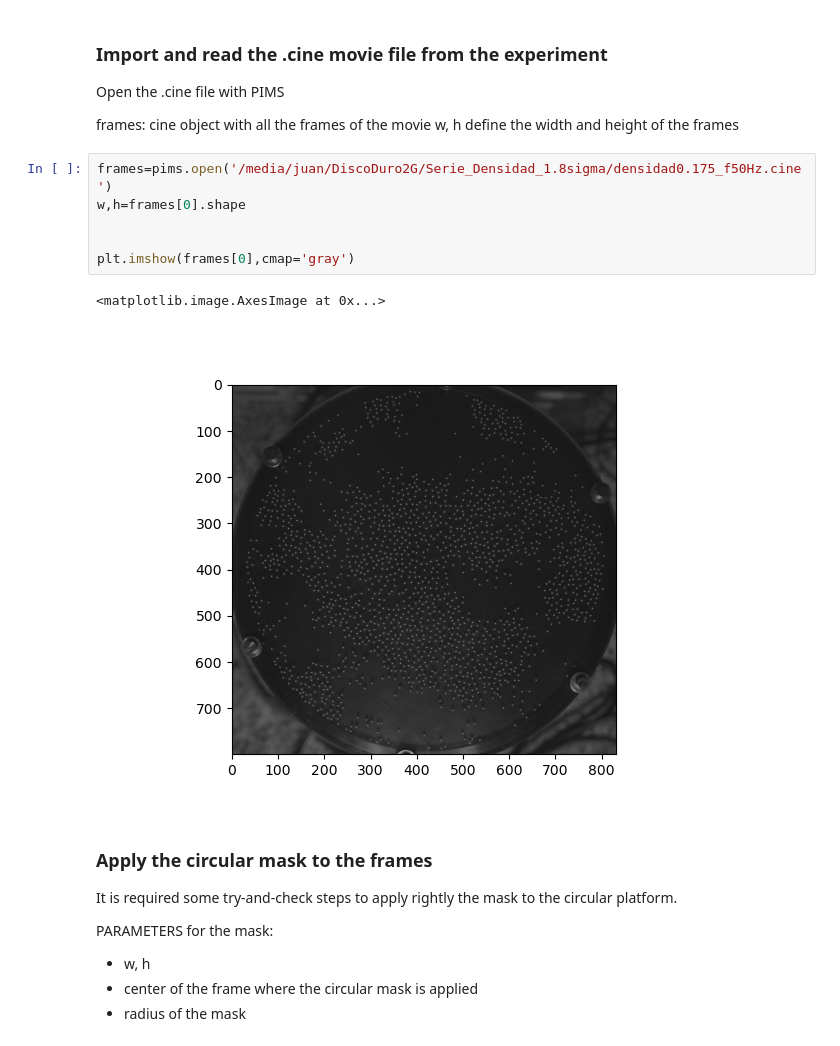
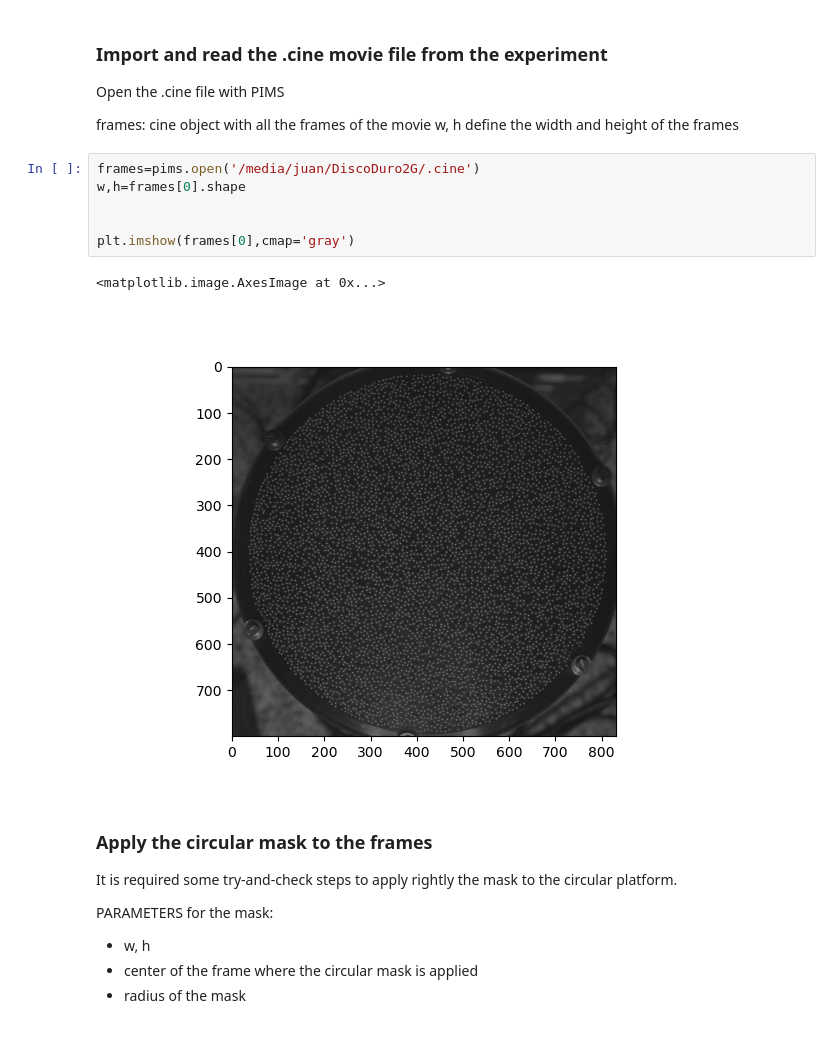
Before and after one commit to juanvm88/Procesado_imagenes, a Jupyter notebook: Locate_particles.ipynb, the cells around one changed output. Cells and saved outputs as stored; diff of their text form.

```diff
--- a/Locate_particles.ipynb
+++ b/Locate_particles.ipynb
@@ -98,14 +100,14 @@ Open the .cine file with PIMS
 frames: cine object with all the frames of the movie
 w, h define the width and height of the frames
 # %%
-frames=pims.open('/media/juan/DiscoDuro2G/Serie_Densidad_1.8sigma/densidad0.175_f50Hz.cine')
+frames=pims.open('/media/juan/DiscoDuro2G/.cine')
 w,h=frames[0].shape
 
 
 plt.imshow(frames[0],cmap='gray')
 # %% [output]
 <matplotlib.image.AxesImage at 0x...>
-[figure, old version]
+[figure, new version]
 # %% [markdown]
 ### Apply the circular mask to the frames
 
```
Also changed, not shown: parts of 24 cells of this notebook.
